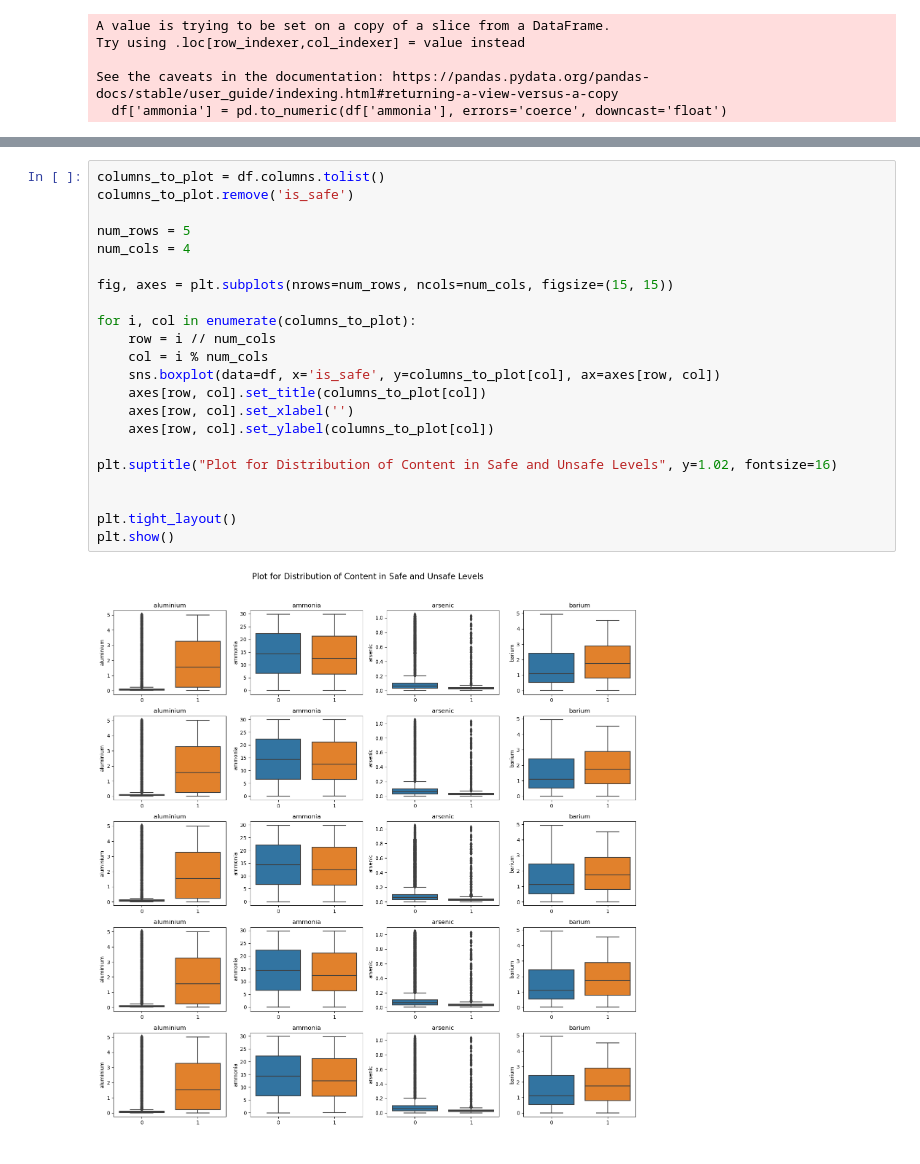
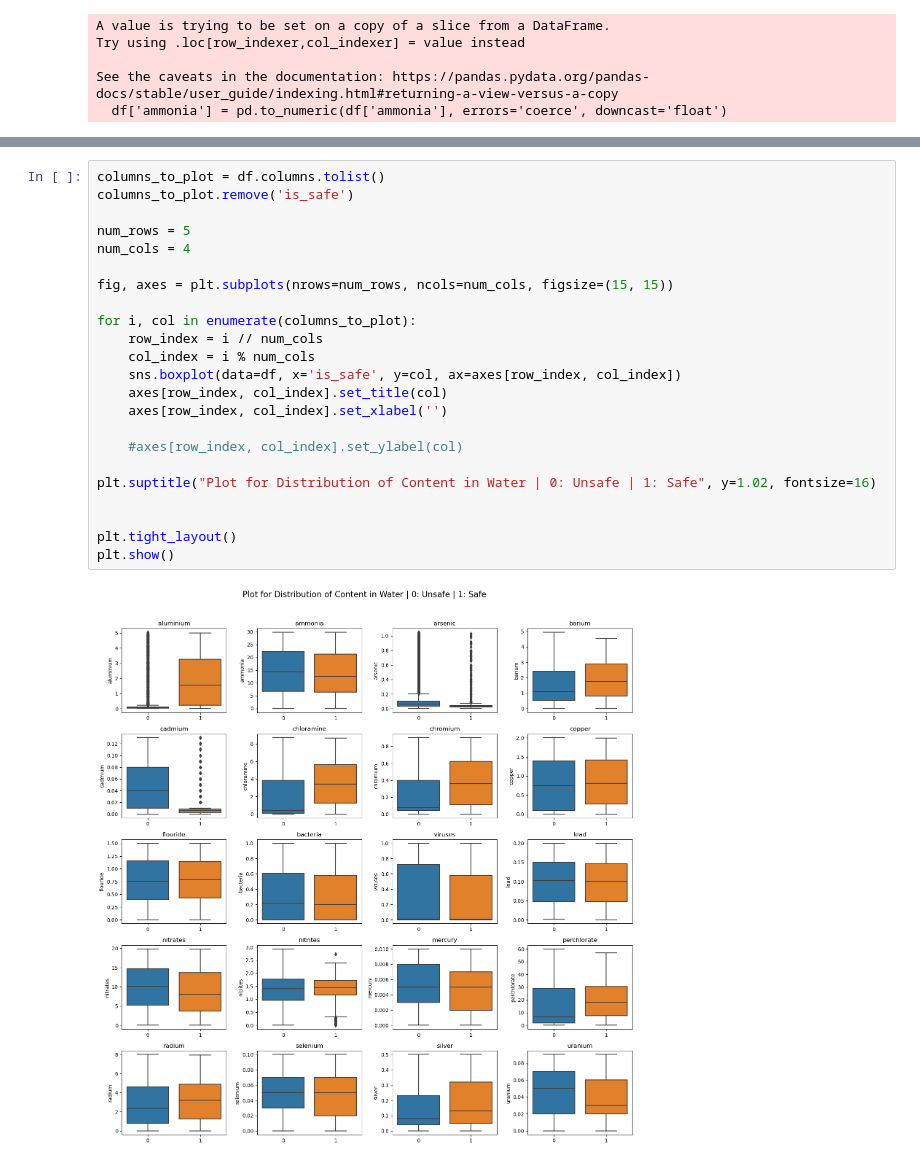
Before and after one commit to ShubhamMisar-12/WaterQualityAnalysis, a Jupyter notebook: water-quality-analysis.ipynb, the cells around one changed output, grey strips where cells are left out. Saved outputs shown, nothing was run; the diff lists cells and outputs as text.

Commit message:
Kaggle Notebook | WaterQualityAnalysis | Version 4

```diff
--- a/water-quality-analysis.ipynb
+++ b/water-quality-analysis.ipynb
@@ -125,24 +136,25 @@ memory usage: 1.3 MB
 # %%
 columns_to_plot = df.columns.tolist()
 columns_to_plot.remove('is_safe')
 
 num_rows = 5
 num_cols = 4
 
 fig, axes = plt.subplots(nrows=num_rows, ncols=num_cols, figsize=(15, 15))
 
 for i, col in enumerate(columns_to_plot):
-    row = i // num_cols
-    col = i % num_cols
-    sns.boxplot(data=df, x='is_safe', y=columns_to_plot[col], ax=axes[row, col])
-    axes[row, col].set_title(columns_to_plot[col])
-    axes[row, col].set_xlabel('')
-    axes[row, col].set_ylabel(columns_to_plot[col])
+    row_index = i // num_cols
+    col_index = i % num_cols
+    sns.boxplot(data=df, x='is_safe', y=col, ax=axes[row_index, col_index])
+    axes[row_index, col_index].set_title(col)
+    axes[row_index, col_index].set_xlabel('')
 
-plt.suptitle("Plot for Distribution of Content in Safe and Unsafe Levels", y=1.02, fontsize=16)
+    #axes[row_index, col_index].set_ylabel(col)
+
+plt.suptitle("Plot for Distribution of Content in Water | 0: Unsafe | 1: Safe", y=1.02, fontsize=16)
 
 
 plt.tight_layout()
 plt.show()
 # %% [output]
-[figure, old version]
+[figure, new version]
```
Also changed, not shown: parts of 28 cells of this notebook.
